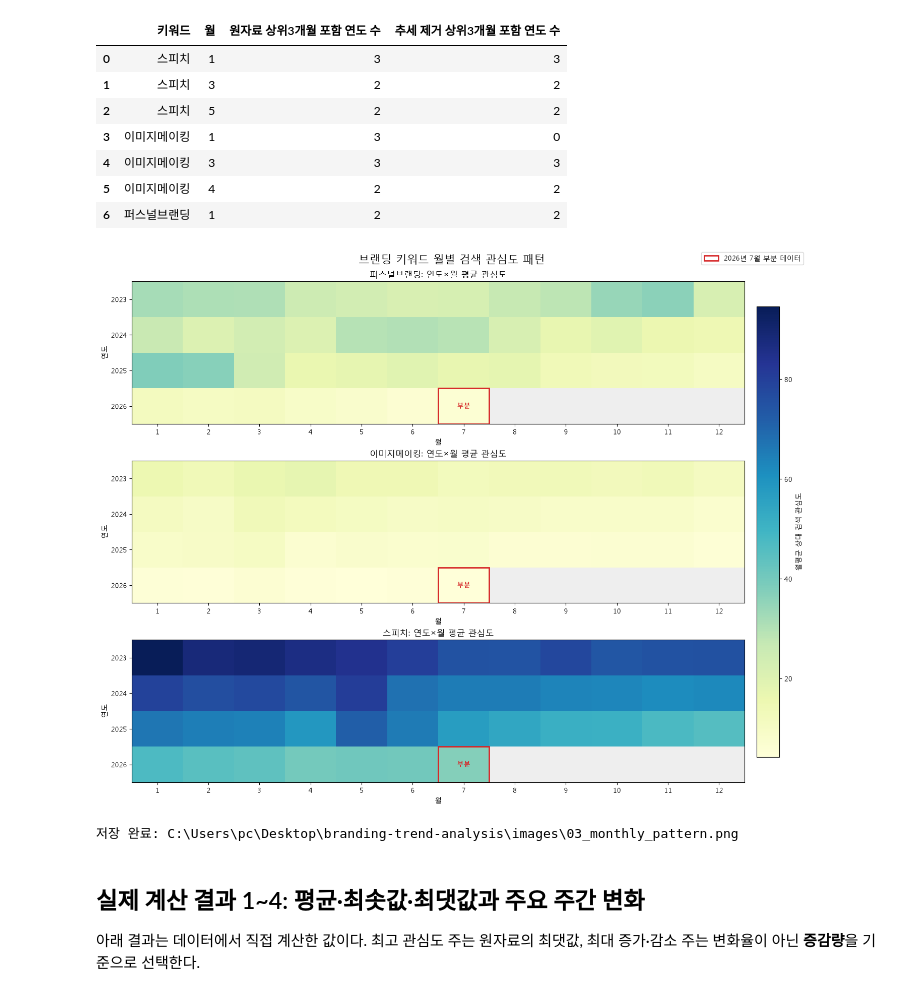
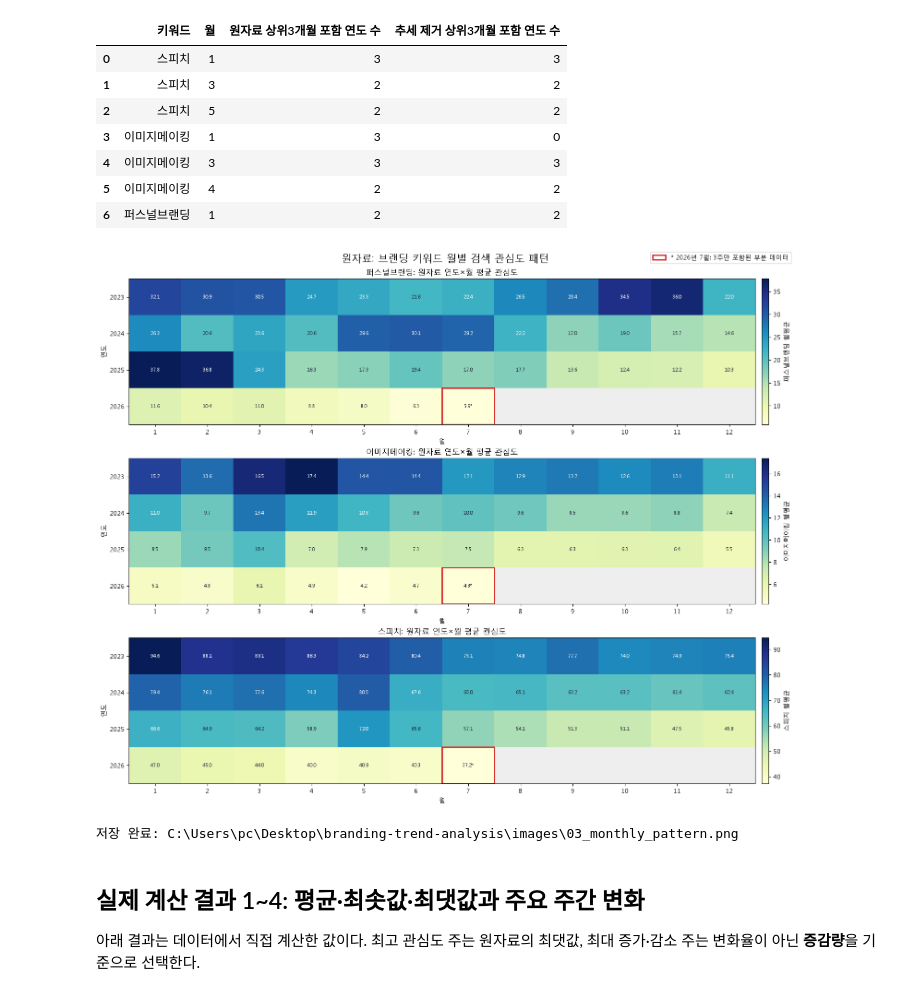
Before and after one commit to coolgirl2046/branding-trend-analysis, a Jupyter notebook: analysis.ipynb, the cells around one changed output. Saved outputs shown, nothing was run; the diff lists cells and outputs as text; code cells hidden in the pictures.

```diff
--- a/analysis.ipynb
+++ b/analysis.ipynb
@@ -618,41 +618,50 @@ display(monthly_candidate_comparison)
 # %%
 years = list(range(int(monthly["연도"].min()), int(monthly["연도"].max()) + 1))
 months = list(range(1, 13))
-vmin = monthly[keywords].min().min()
-vmax = monthly[keywords].max().max()
 cmap = plt.colormaps["YlGnBu"].copy()
 cmap.set_bad(color="#eeeeee")
 
-fig, axes = plt.subplots(3, 1, figsize=(14, 11), constrained_layout=True)
-images = []
+fig, axes = plt.subplots(3, 1, figsize=(15, 12), constrained_layout=True)
 for ax, keyword in zip(axes, keywords):
     pivot = monthly.pivot(index="연도", columns="월", values=keyword).reindex(index=years, columns=months)
-    masked = np.ma.masked_invalid(pivot.to_numpy(dtype=float))
-    image = ax.imshow(masked, aspect="auto", cmap=cmap, vmin=vmin, vmax=vmax)
-    images.append(image)
-    ax.set_title(f"{keyword}: 연도×월 평균 관심도")
+    values = pivot.to_numpy(dtype=float)
+    masked = np.ma.masked_invalid(values)
+    keyword_vmin = np.nanmin(values)
+    keyword_vmax = np.nanmax(values)
+    image = ax.imshow(masked, aspect="auto", cmap=cmap, vmin=keyword_vmin, vmax=keyword_vmax)
+    ax.set_title(f"{keyword}: 원자료 연도×월 평균 관심도")
     ax.set_xlabel("월")
     ax.set_ylabel("연도")
     ax.set_xticks(range(12), [str(month) for month in months])
     ax.set_yticks(range(len(years)), [str(year) for year in years])
+    colorbar = fig.colorbar(image, ax=ax, pad=0.01, aspect=20)
+    colorbar.set_label(f"{keyword} 월평균")
 
-    # 2026년 7월(열 인덱스 6)에 빨간 테두리와 '부분' 표시를 추가한다.
+    # 반올림은 표시에만 적용하며 색 범위와 계산에는 원래 정밀도 값을 사용한다.
+    midpoint = (keyword_vmin + keyword_vmax) / 2
+    for row_idx in range(len(years)):
+        for col_idx in range(len(months)):
+            value = values[row_idx, col_idx]
+            if np.isnan(value):
+                continue
+            suffix = "*" if years[row_idx] == 2026 and months[col_idx] == 7 else ""
+            text_color = "white" if value > midpoint else "#1f2937"
+            ax.text(col_idx, row_idx, f"{value:.1f}{suffix}", ha="center", va="center", color=text_color, fontsize=8)
+
+    # 2026년 7월(열 인덱스 6)은 3주만 포함된 부분월이다.
     partial_row = years.index(2026)
     ax.add_patch(patches.Rectangle((5.5, partial_row - 0.5), 1, 1, fill=False, edgecolor="#d62728", linewidth=2.0))
-    ax.text(6, partial_row, "부분", ha="center", va="center", color="#d62728", fontsize=9, fontweight="bold")
 
-cbar = fig.colorbar(images[0], ax=axes, location="right", shrink=0.90, pad=0.02)
-cbar.set_label("월평균 상대 검색 관심도")
-partial_legend = patches.Patch(facecolor="none", edgecolor="#d62728", linewidth=2, label="2026년 7월 부분 데이터")
+partial_legend = patches.Patch(facecolor="none", edgecolor="#d62728", linewidth=2, label="* 2026년 7월: 3주만 포함된 부분 데이터")
 fig.legend(handles=[partial_legend], loc="outside upper right")
-fig.suptitle("브랜딩 키워드 월별 검색 관심도 패턴", fontsize=16)
+fig.suptitle("원자료: 브랜딩 키워드 월별 검색 관심도 패턴", fontsize=16)
 monthly_path = IMAGE_DIR / "03_monthly_pattern.png"
 fig.savefig(monthly_path, dpi=180, bbox_inches="tight")
 plt.show()
 plt.close(fig)
 print(f"저장 완료: {monthly_path}")
 # %% [output]
-[figure, old version]
+[figure, new version]
 저장 완료: C:\Users\pc\Desktop\branding-trend-analysis\images\03_monthly_pattern.png
 # %% [markdown]
 ## 실제 계산 결과 1~4: 평균·최솟값·최댓값과 주요 주간 변화
```
Also changed, not shown: parts of 4 cells of this notebook, 5 other files.
